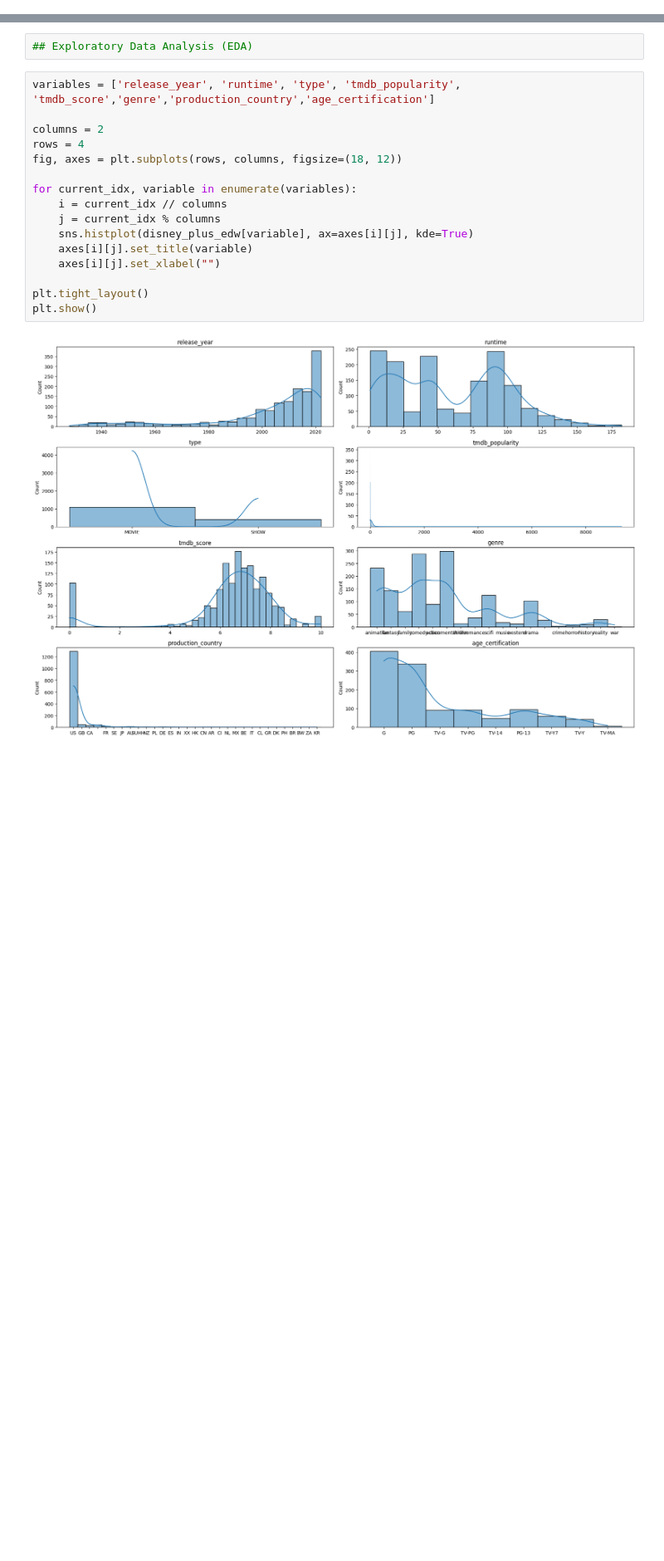
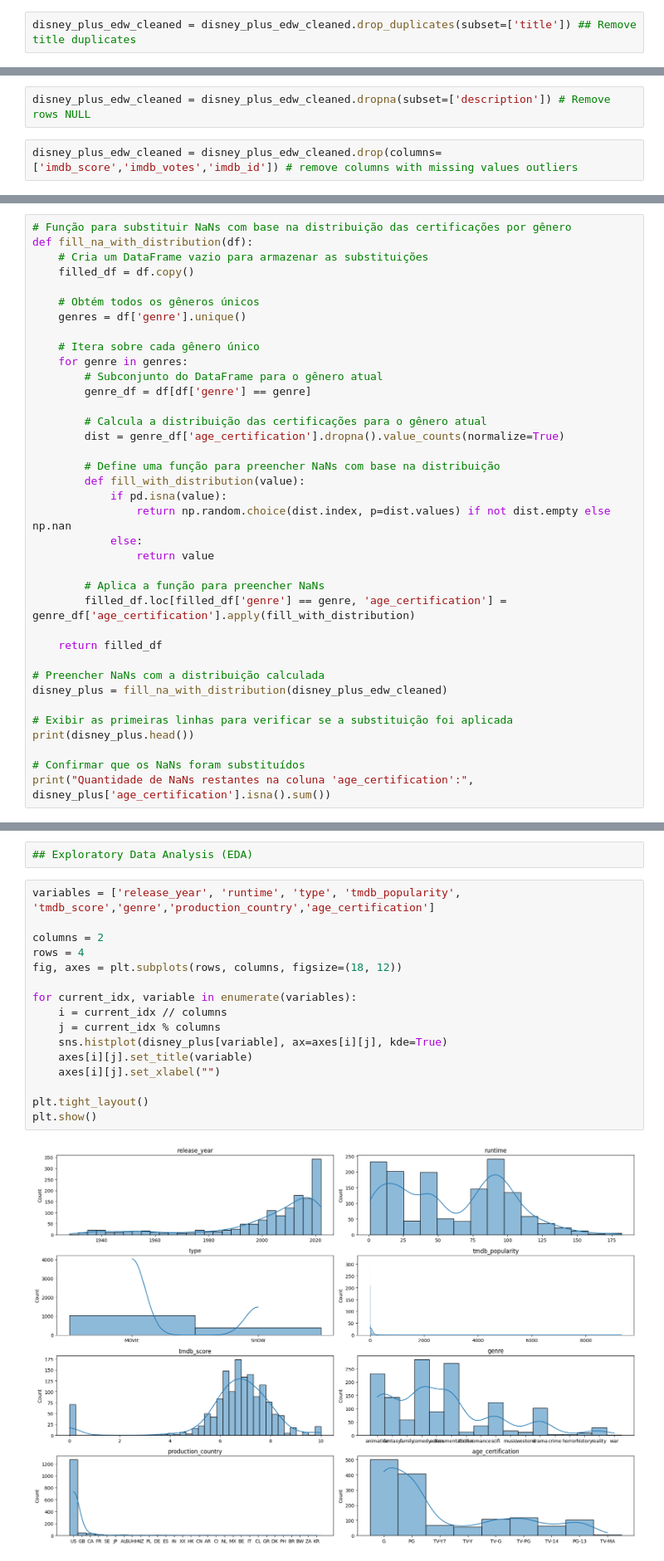
Before and after one commit to BiancaLaurindo/disney_recommendation, a Jupyter notebook: disney_plus_recommedation.ipynb, the cells around one changed output, grey strips where cells are left out. Shown at 83% size. Cells and saved outputs as stored; diff of their text form; blank space fills up the shorter version.

```diff
--- a/disney_plus_recommedation.ipynb
+++ b/disney_plus_recommedation.ipynb
@@ -295,0 +161,2 @@ Number of rows after cleaning: 1427
+# %%
+disney_plus_edw_cleaned = disney_plus_edw_cleaned.drop_duplicates(subset=['title']) ## Remove title duplicates
@@ -476,0 +234,4 @@ dtype: int64
+# %%
+disney_plus_edw_cleaned = disney_plus_edw_cleaned.dropna(subset=['description']) # Remove rows NULL
+# %%
+disney_plus_edw_cleaned = disney_plus_edw_cleaned.drop(columns=['imdb_score','imdb_votes','imdb_id']) # remove columns with missing values outliers
@@ -476,0 +277,37 @@ dtype: int64
+# %%
+# Função para substituir NaNs com base na distribuição das certificações por gênero
+def fill_na_with_distribution(df):
+    # Cria um DataFrame vazio para armazenar as substituições
+    filled_df = df.copy()
+
+    # Obtém todos os gêneros únicos
+    genres = df['genre'].unique()
+
+    # Itera sobre cada gênero único
+    for genre in genres:
+        # Subconjunto do DataFrame para o gênero atual
+        genre_df = df[df['genre'] == genre]
+
+        # Calcula a distribuição das certificações para o gênero atual
+        dist = genre_df['age_certification'].dropna().value_counts(normalize=True)
+
+        # Define uma função para preencher NaNs com base na distribuição
+        def fill_with_distribution(value):
+            if pd.isna(value):
+                return np.random.choice(dist.index, p=dist.values) if not dist.empty else np.nan
+            else:
+                return value
+
+        # Aplica a função para preencher NaNs
+        filled_df.loc[filled_df['genre'] == genre, 'age_certification'] = genre_df['age_certification'].apply(fill_with_distribution)
+
+    return filled_df
+
+# Preencher NaNs com a distribuição calculada
+disney_plus = fill_na_with_distribution(disney_plus_edw_cleaned)
+
+# Exibir as primeiras linhas para verificar se a substituição foi aplicada
+print(disney_plus.head())
+
+# Confirmar que os NaNs foram substituídos
+print("Quantidade de NaNs restantes na coluna 'age_certification':", disney_plus['age_certification'].isna().sum())
@@ -479,21 +376,21 @@ dtype: int64
 # %%
 variables = ['release_year', 'runtime', 'type', 'tmdb_popularity', 'tmdb_score','genre','production_country','age_certification']
 
 columns = 2
 rows = 4
 fig, axes = plt.subplots(rows, columns, figsize=(18, 12))
 
 for current_idx, variable in enumerate(variables):
     i = current_idx // columns
     j = current_idx % columns
-    sns.histplot(disney_plus_edw[variable], ax=axes[i][j], kde=True)
+    sns.histplot(disney_plus[variable], ax=axes[i][j], kde=True)
     axes[i][j].set_title(variable)
     axes[i][j].set_xlabel("")
 
 plt.tight_layout()
 plt.show()
 # %% [output]
-[figure, old version]
+[figure, new version]
 # %% [markdown]
 # Estatísticas descritivas
 # %%
```
Also changed, not shown: parts of 48 cells of this notebook.
